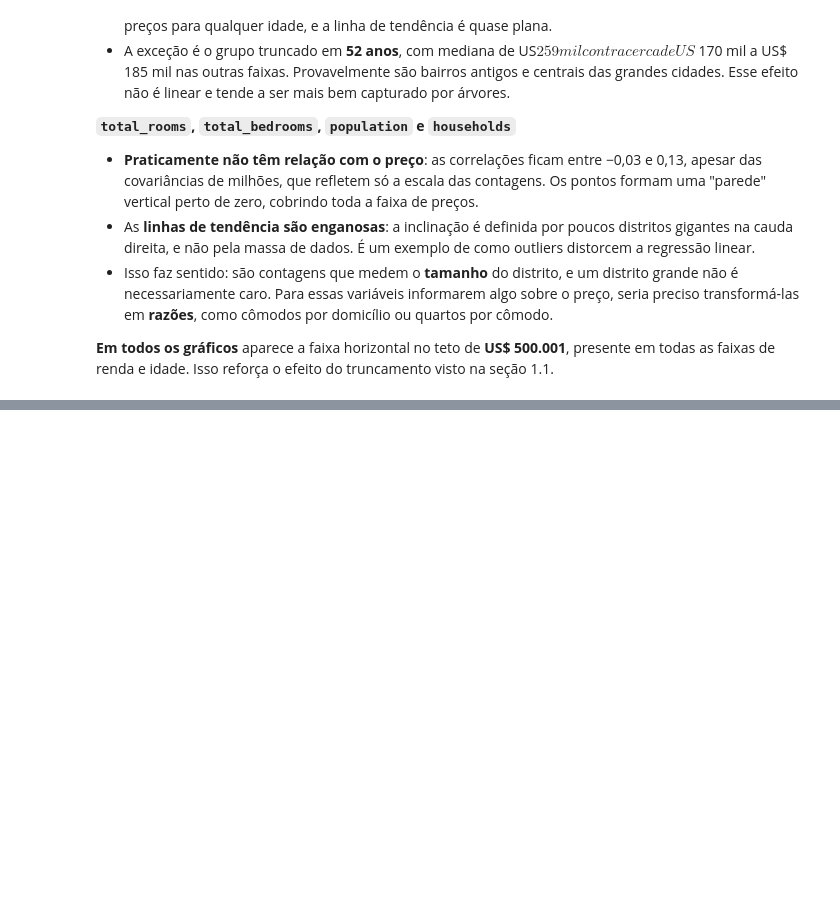
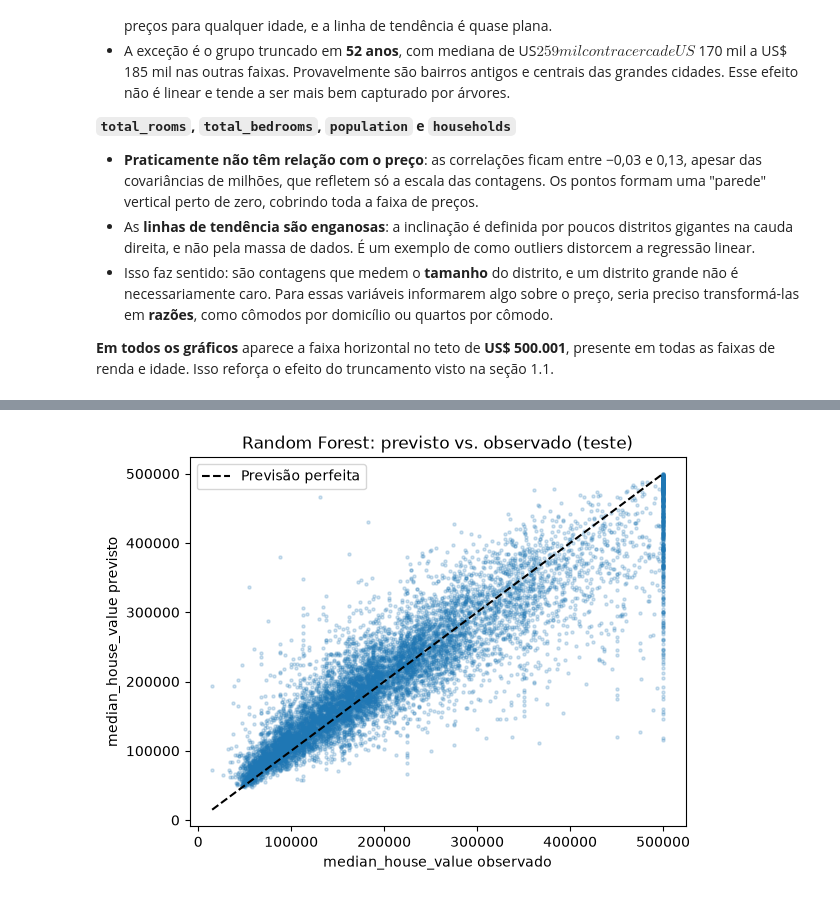
Before and after one commit to iranhonorato/modelagem-preditiva-aps, a Jupyter notebook: src/notebooks/dados_california.ipynb, the cells around one changed output, grey strips where cells are left out. Cells and saved outputs as stored; diff of their text form; code cells hidden in the pictures; blank space fills up the shorter version.

```diff
--- a/src/notebooks/dados_california.ipynb
+++ b/src/notebooks/dados_california.ipynb
@@ -266,0 +550,10 @@ households vs. median_house_value
+# %%
+# Divisão 50/50 em treino e teste, estratificada pelas mesmas faixas de preço do tópico 4.
+# O mesmo random_state e a mesma estratificação geram exatamente a mesma divisão,
+# o que torna a comparação entre os modelos justa.
+X_treino, X_teste, y_treino, y_teste = train_test_split(
+    X, y, test_size=0.5, random_state=42, stratify=faixas_target
+)
+
+print("Treino:", X_treino.shape)
+print("Teste: ", X_teste.shape)
@@ -266,0 +563,22 @@ households vs. median_house_value
+# %%
+from sklearn.ensemble import RandomForestRegressor
+
+random_forest = Pipeline([
+    ("preprocessamento", clone(preprocessamento)),
+    ("modelo", RandomForestRegressor(
+        n_estimators=300,      # número de árvores da floresta
+        max_features=1/3,      # cada split sorteia 1/3 das variáveis (recomendação de Breiman para regressão).
+                               # O padrão do sklearn (1.0) usa todas as variáveis, o que seria bagging, não Random Forest
+        oob_score=True,        # calcula o erro out-of-bag
+        random_state=42,
+        n_jobs=-1,             # usa todos os núcleos do processador
+    )),
+])
+random_forest.fit(X_treino, y_treino)
+
+resultados.append(avaliar(random_forest, "Random Forest"))
+
+modelo_rf = random_forest.named_steps["modelo"]
+print("R² out-of-bag:  ", round(modelo_rf.oob_score_, 3))
+print("RMSE out-of-bag:", round(root_mean_squared_error(y_treino, modelo_rf.oob_prediction_)))
+pd.DataFrame(resultados[-1:]).set_index("Modelo").round(3)
@@ -266,0 +591,14 @@ households vs. median_house_value
+# %%
+# Valores previstos vs. observados no conjunto de teste
+previsto_rf = random_forest.predict(X_teste)
+
+plt.scatter(y_teste, previsto_rf, s=5, alpha=0.2)
+plt.plot([y_teste.min(), y_teste.max()], [y_teste.min(), y_teste.max()], "k--", label="Previsão perfeita")
+
+plt.xlabel("median_house_value observado")
+plt.ylabel("median_house_value previsto")
+plt.title("Random Forest: previsto vs. observado (teste)")
+plt.legend()
+plt.show()
+# %% [output]
+[figure, added]
```
Also changed, not shown: parts of 17 cells of this notebook.
